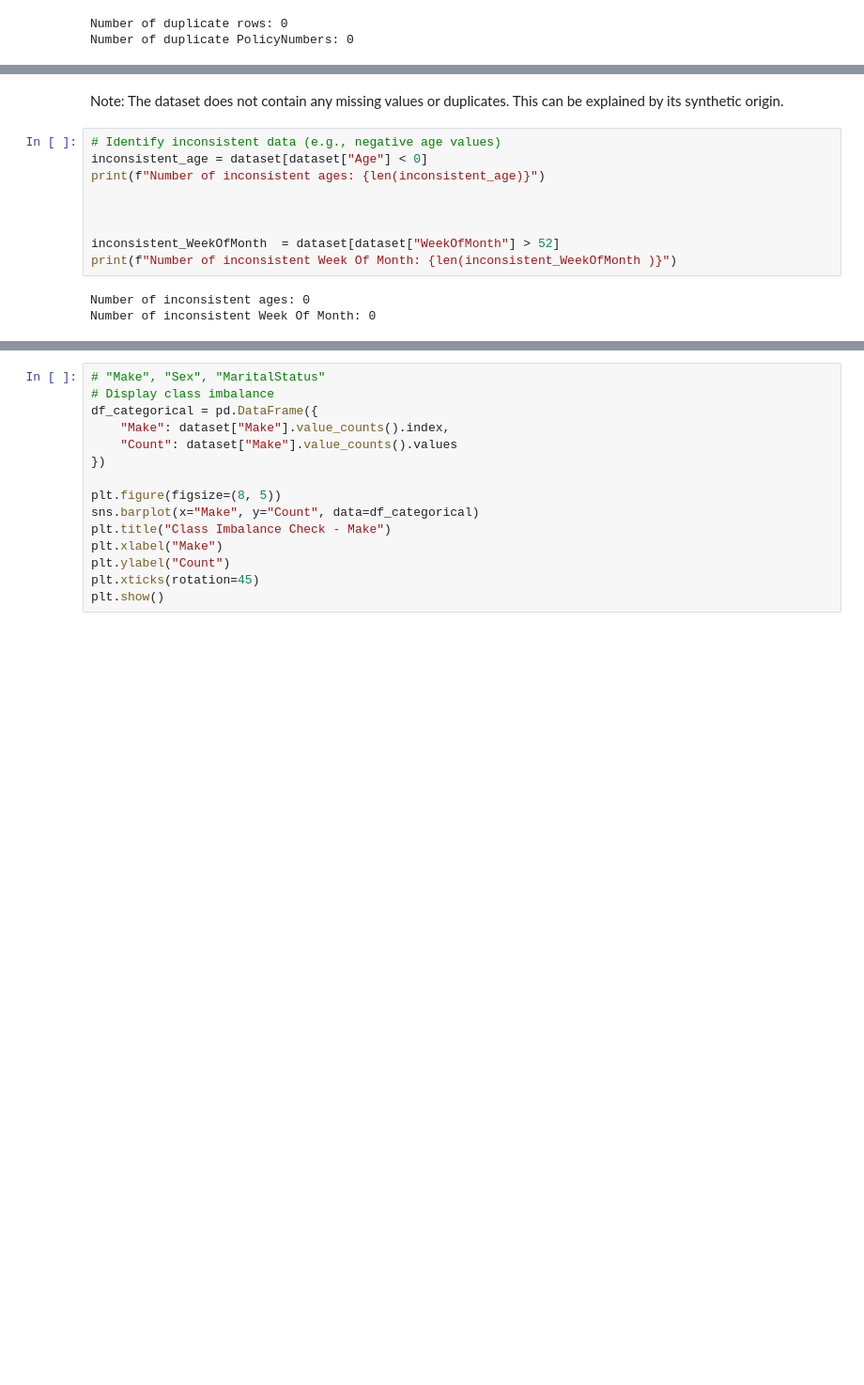
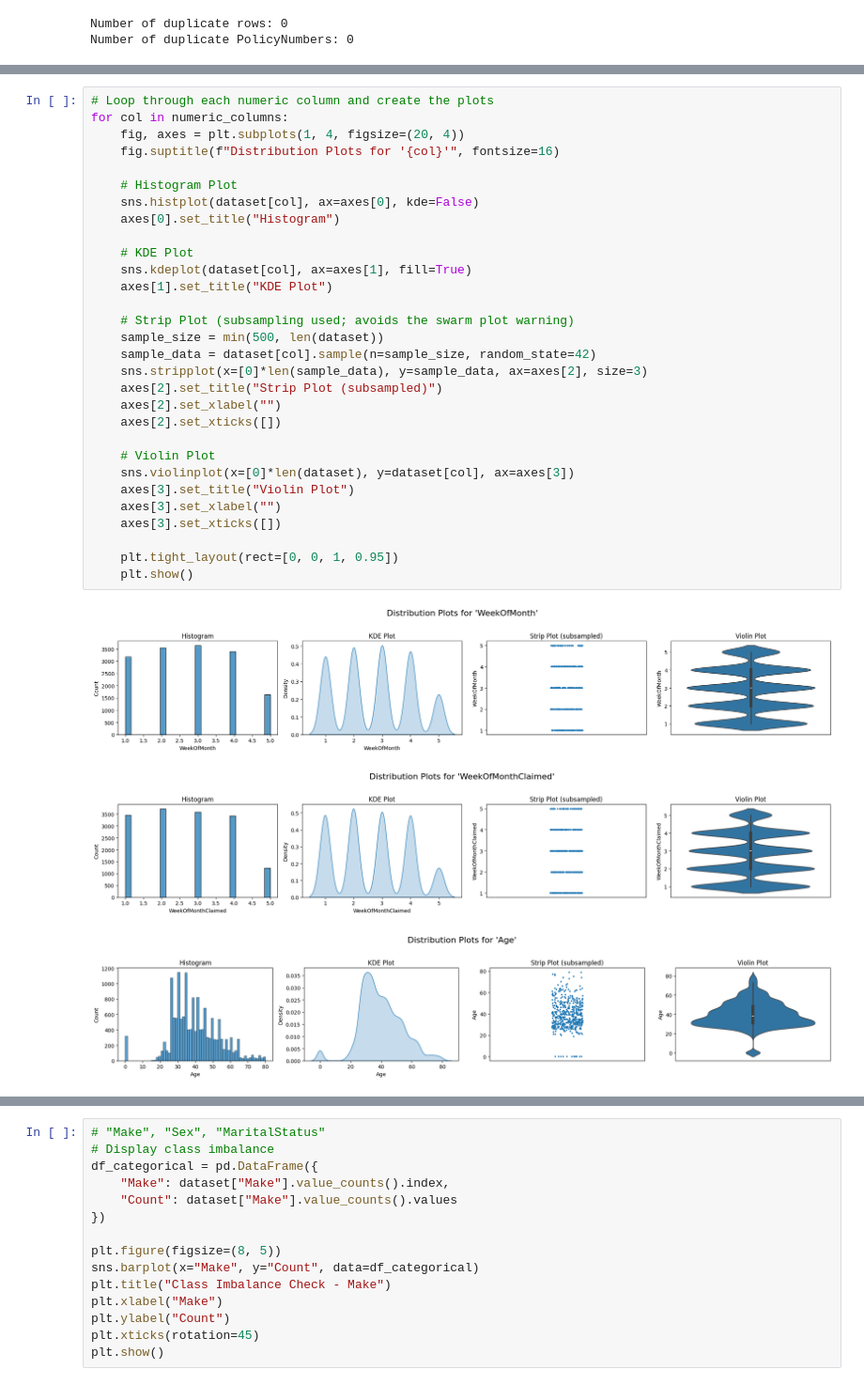
Before and after one commit to SergeyNelyapenkoBU/2025-spring-B2, a Jupyter notebook: OMDS-ModB2-Week04-Nelyapenko-Sergey_carclaims.ipynb, the cells around one changed output, grey strips where cells are left out. Shown at 94% size. Cells and saved outputs as stored; diff of their text form; blank space fills up the shorter version.

```diff
--- a/OMDS-ModB2-Week04-Nelyapenko-Sergey_carclaims.ipynb
+++ b/OMDS-ModB2-Week04-Nelyapenko-Sergey_carclaims.ipynb
@@ -213,14 +229,34 @@ for col in numeric_columns:
-# %% [markdown]
-Note: The dataset does not contain any missing values or duplicates. This can be explained by its synthetic origin.
-# %%
-# Identify inconsistent data (e.g., negative age values)
-inconsistent_age = dataset[dataset["Age"] < 0]
-print(f"Number of inconsistent ages: {len(inconsistent_age)}")
-
-
-
-inconsistent_WeekOfMonth  = dataset[dataset["WeekOfMonth"] > 52]
-print(f"Number of inconsistent Week Of Month: {len(inconsistent_WeekOfMonth )}")
-# %% [output]
-Number of inconsistent ages: 0
-Number of inconsistent Week Of Month: 0
+# %%
+# Loop through each numeric column and create the plots
+for col in numeric_columns:
+    fig, axes = plt.subplots(1, 4, figsize=(20, 4))
+    fig.suptitle(f"Distribution Plots for '{col}'", fontsize=16)
+
+    # Histogram Plot
+    sns.histplot(dataset[col], ax=axes[0], kde=False)
+    axes[0].set_title("Histogram")
+
+    # KDE Plot
+    sns.kdeplot(dataset[col], ax=axes[1], fill=True)
+    axes[1].set_title("KDE Plot")
+
+    # Strip Plot (subsampling used; avoids the swarm plot warning)
+    sample_size = min(500, len(dataset))
+    sample_data = dataset[col].sample(n=sample_size, random_state=42)
+    sns.stripplot(x=[0]*len(sample_data), y=sample_data, ax=axes[2], size=3)
+    axes[2].set_title("Strip Plot (subsampled)")
+    axes[2].set_xlabel("")
+    axes[2].set_xticks([])
+
+    # Violin Plot
+    sns.violinplot(x=[0]*len(dataset), y=dataset[col], ax=axes[3])
+    axes[3].set_title("Violin Plot")
+    axes[3].set_xlabel("")
+    axes[3].set_xticks([])
+
+    plt.tight_layout(rect=[0, 0, 1, 0.95])
+    plt.show()
+# %% [output]
+[figure, added]
+[figure, added]
+[figure, added]
```
Also changed, not shown: parts of 15 cells of this notebook, 2 other files.
